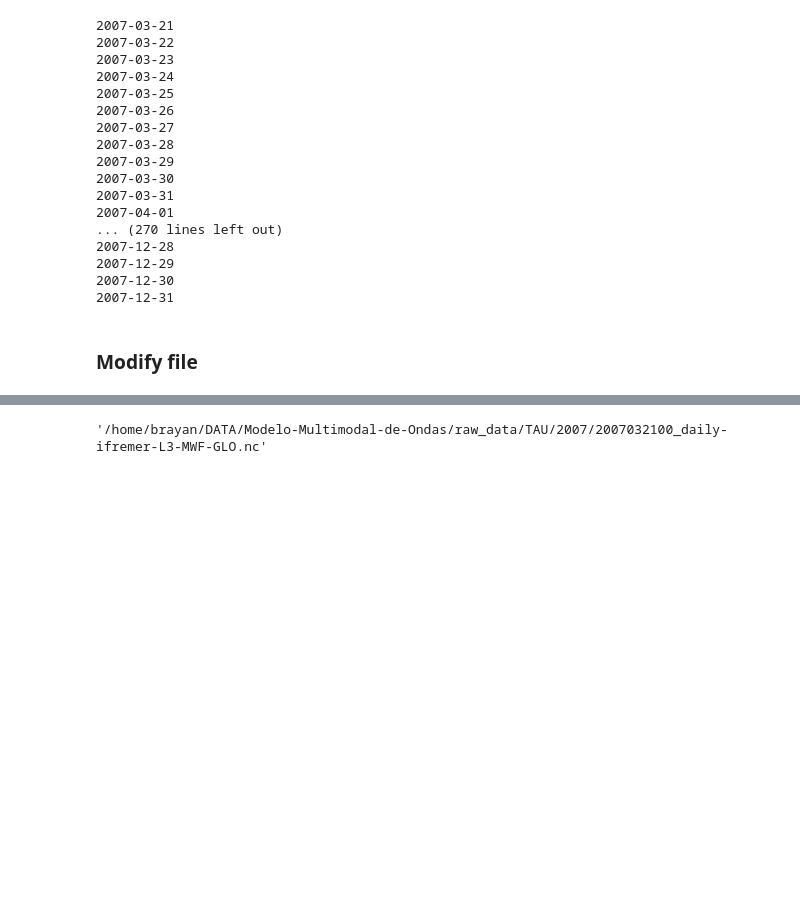
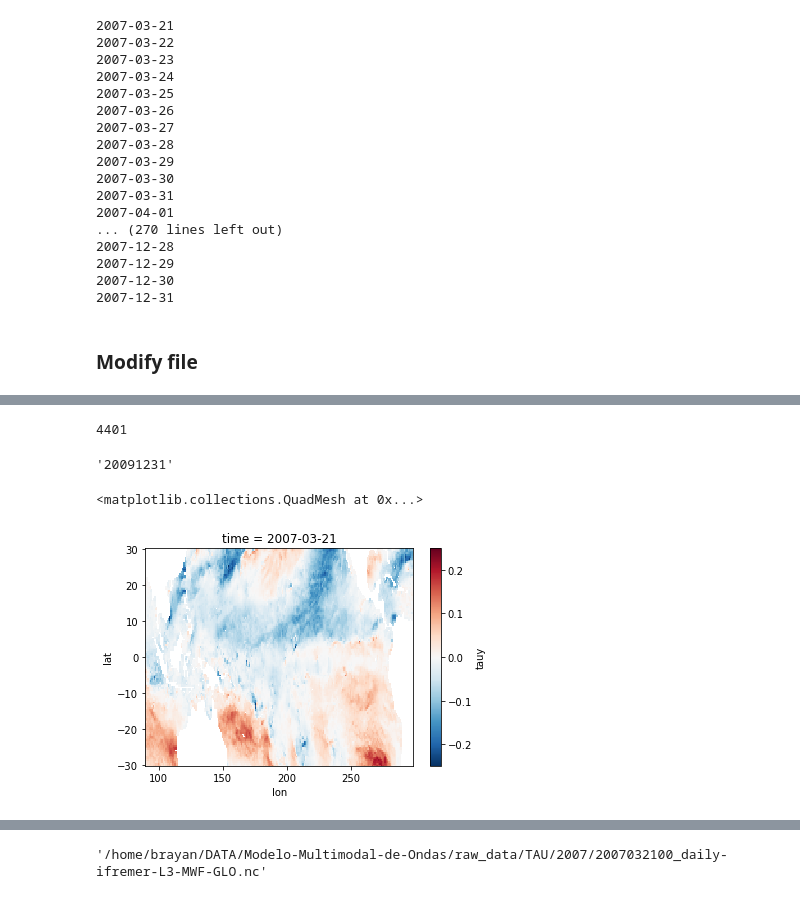
Before and after one commit to midnightsun10/Modelo-Multimodal-de-Ondas-, a Jupyter notebook: raw_data/Prueba_raw_data.ipynb, the cells around one changed output, grey strips where cells are left out. Saved outputs shown, nothing was run; the diff lists cells and outputs as text; code cells hidden in the pictures; blank space fills up the shorter version.

```diff
--- a/raw_data/Prueba_raw_data.ipynb
+++ b/raw_data/Prueba_raw_data.ipynb
@@ -146,0 +247,18 @@ for file_nc, list_date in zip(list_ncs, list_dates):
+# %%
+TAUY_FILL = TAUY_MISS.interp(time=dates_fill, method="linear").interpolate_na(dim="time")
+# %%
+TAUY_FILL_MOM  = regridder(TAUY_FILL)
+# %%
+TAUY_FILL_32_MOM = create_xarray(TAUY_FILL_MOM.values, TAUY_FILL_MOM.time, np.float32(ds_MOM.lat), np.float32(ds_MOM.lon), "time", "lat", "lon")
+# %%
+TAUY_FILL_MOM.close()
+TAUY_MISS.close()
+TAUY_FILL.close()
+del TAUY_FILL_MOM
+del TAUY_MISS
+del TAUY_FILL
+gc.collect()
+# %% [output]
+4401
+# %%
+DATASET = xr.Dataset({"taux": TAUX_FILL_32_MOM, "tauy": TAUY_FILL_32_MOM})
@@ -146,0 +269,9 @@ for file_nc, list_date in zip(list_ncs, list_dates):
+# %%
+"".join(str(date_val)[:10].split("-"))
+# %% [output]
+'20091231'
+# %%
+DATASET.isel(time=0).tauy.plot()
+# %% [output]
+<matplotlib.collections.QuadMesh at 0x...>
+[figure, added]
```
Also changed, not shown: parts of 50 cells of this notebook, 2 other files.
